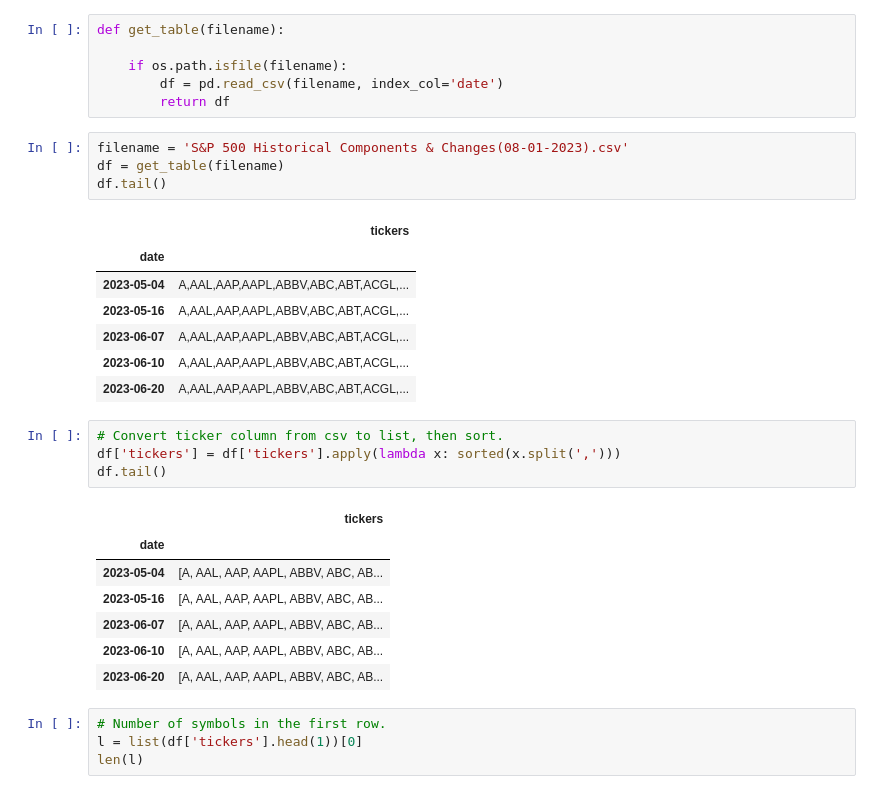
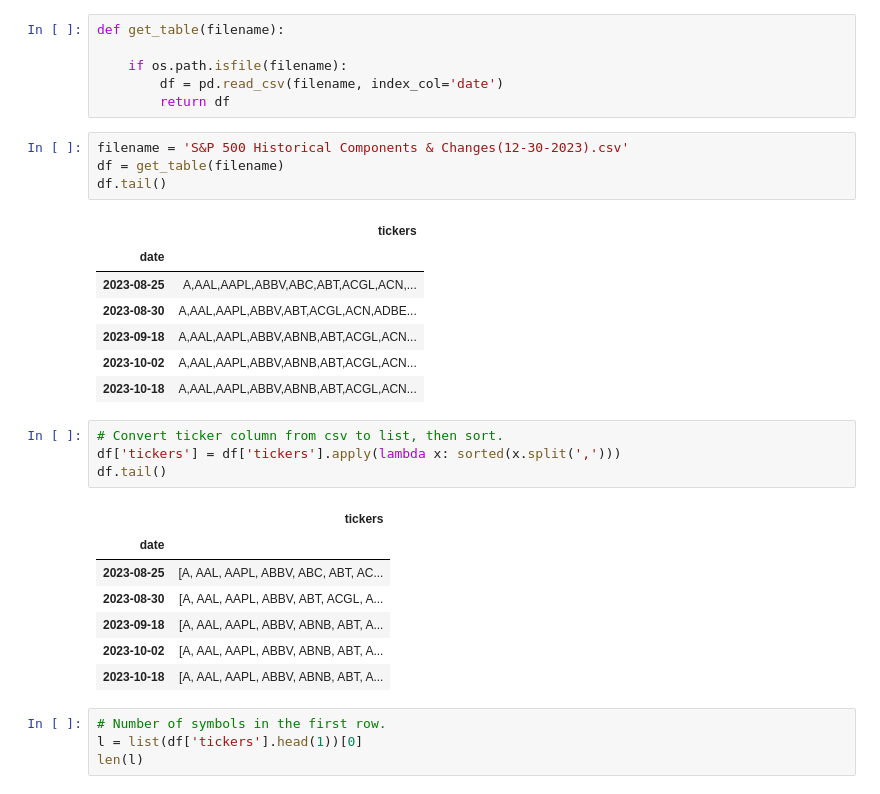
Before and after one commit to fja05680/sp500, a Jupyter notebook: sp500_by_date.ipynb, the cells around one changed output. Saved outputs shown, nothing was run; the diff lists cells and outputs as text.

```diff
--- a/sp500_by_date.ipynb
+++ b/sp500_by_date.ipynb
@@ -30,17 +30,17 @@ def get_table(filename):
         df = pd.read_csv(filename, index_col='date')
         return df
 # %%
-filename = 'S&P 500 Historical Components & Changes(08-01-2023).csv'
+filename = 'S&P 500 Historical Components & Changes(12-30-2023).csv'
 df = get_table(filename)
 df.tail()
 # %% [output]
 |  | tickers |
 | date |  |
-| 2023-05-04 | A,AAL,AAP,AAPL,ABBV,ABC,ABT,ACGL,... |
-| 2023-05-16 | A,AAL,AAP,AAPL,ABBV,ABC,ABT,ACGL,... |
-| 2023-06-07 | A,AAL,AAP,AAPL,ABBV,ABC,ABT,ACGL,... |
-| 2023-06-10 | A,AAL,AAP,AAPL,ABBV,ABC,ABT,ACGL,... |
-| 2023-06-20 | A,AAL,AAP,AAPL,ABBV,ABC,ABT,ACGL,... |
+| 2023-08-25 | A,AAL,AAPL,ABBV,ABC,ABT,ACGL,ACN,... |
+| 2023-08-30 | A,AAL,AAPL,ABBV,ABT,ACGL,ACN,ADBE... |
+| 2023-09-18 | A,AAL,AAPL,ABBV,ABNB,ABT,ACGL,ACN... |
+| 2023-10-02 | A,AAL,AAPL,ABBV,ABNB,ABT,ACGL,ACN... |
+| 2023-10-18 | A,AAL,AAPL,ABBV,ABNB,ABT,ACGL,ACN... |
 # %%
 # Convert ticker column from csv to list, then sort.
 df['tickers'] = df['tickers'].apply(lambda x: sorted(x.split(',')))
@@ -48,11 +48,11 @@ df.tail()
 # %% [output]
 |  | tickers |
 | date |  |
-| 2023-05-04 | [A, AAL, AAP, AAPL, ABBV, ABC, AB... |
-| 2023-05-16 | [A, AAL, AAP, AAPL, ABBV, ABC, AB... |
-| 2023-06-07 | [A, AAL, AAP, AAPL, ABBV, ABC, AB... |
-| 2023-06-10 | [A, AAL, AAP, AAPL, ABBV, ABC, AB... |
-| 2023-06-20 | [A, AAL, AAP, AAPL, ABBV, ABC, AB... |
+| 2023-08-25 | [A, AAL, AAPL, ABBV, ABC, ABT, AC... |
+| 2023-08-30 | [A, AAL, AAPL, ABBV, ABT, ACGL, A... |
+| 2023-09-18 | [A, AAL, AAPL, ABBV, ABNB, ABT, A... |
+| 2023-10-02 | [A, AAL, AAPL, ABBV, ABNB, ABT, A... |
+| 2023-10-18 | [A, AAL, AAPL, ABBV, ABNB, ABT, A... |
 # %%
 # Number of symbols in the first row.
 l = list(df['tickers'].head(1))[0]
```
Also changed, not shown: parts of 2 cells of this notebook, 6 other files.
